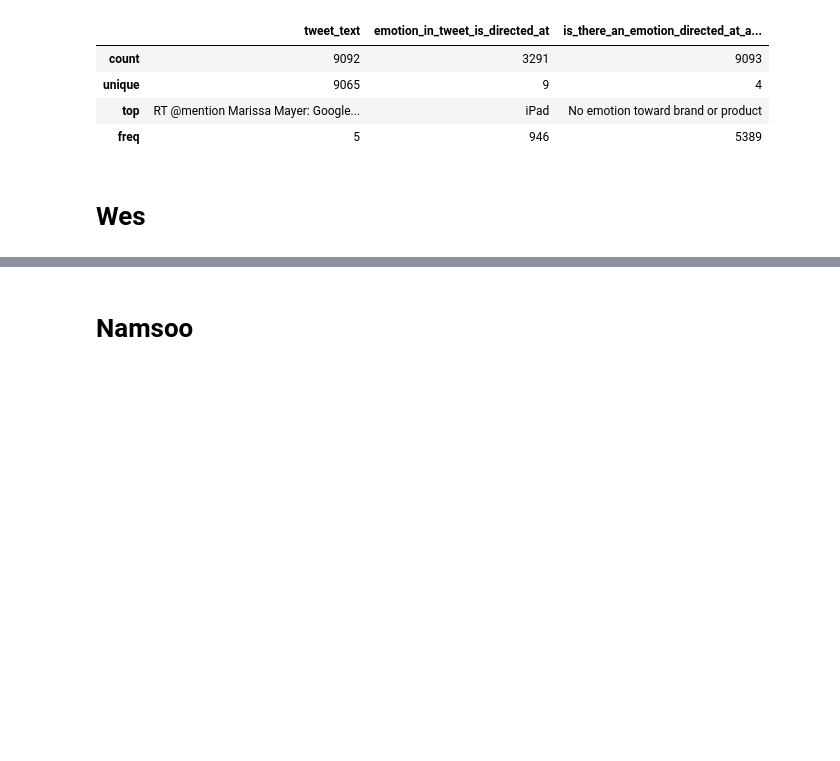
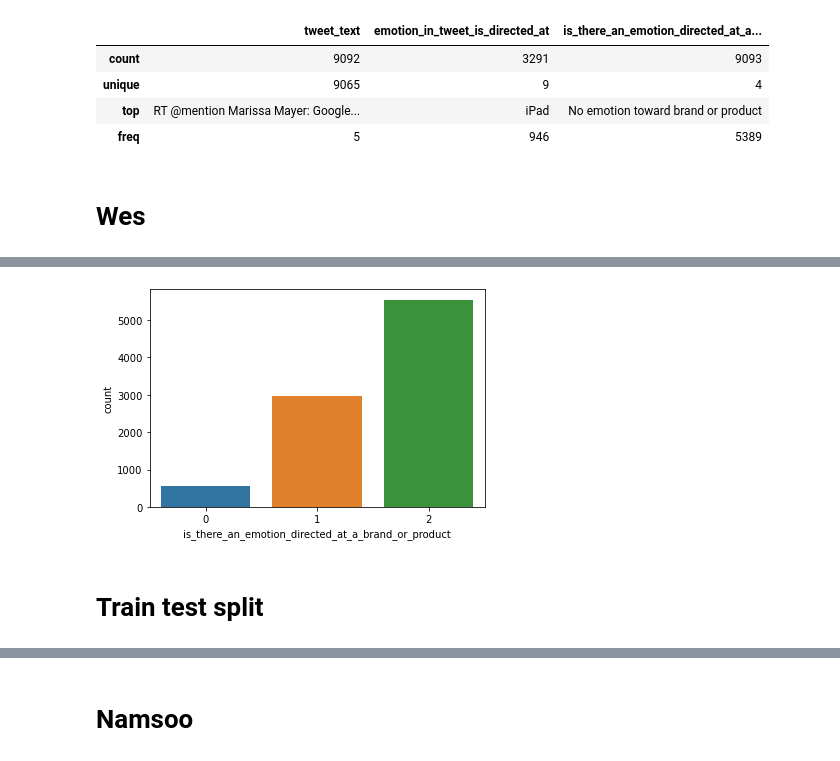
Before and after one commit to hthota1/Twitter-Sentiment-Analysis, a Jupyter notebook: Notebook.ipynb, the cells around one changed output, grey strips where cells are left out. Saved outputs shown, nothing was run; the diff lists cells and outputs as text; code cells hidden in the pictures; blank space fills up the shorter version.

```diff
--- a/Notebook.ipynb
+++ b/Notebook.ipynb
@@ -27,0 +50,2 @@ df.describe()
+# %%
+df.dropna(subset=['tweet_text'], inplace=True)
@@ -27,0 +115,2 @@ df.describe()
+# %%
+df.drop(columns=['emotion_in_tweet_is_directed_at'], inplace=True)
@@ -27,0 +126,6 @@ df.describe()
+# %%
+sns.countplot(df.is_there_an_emotion_directed_at_a_brand_or_product);
+# %% [output]
+[figure, added]
+# %% [markdown]
+# Train test split
```
Also changed, not shown: parts of 19 cells of this notebook.
